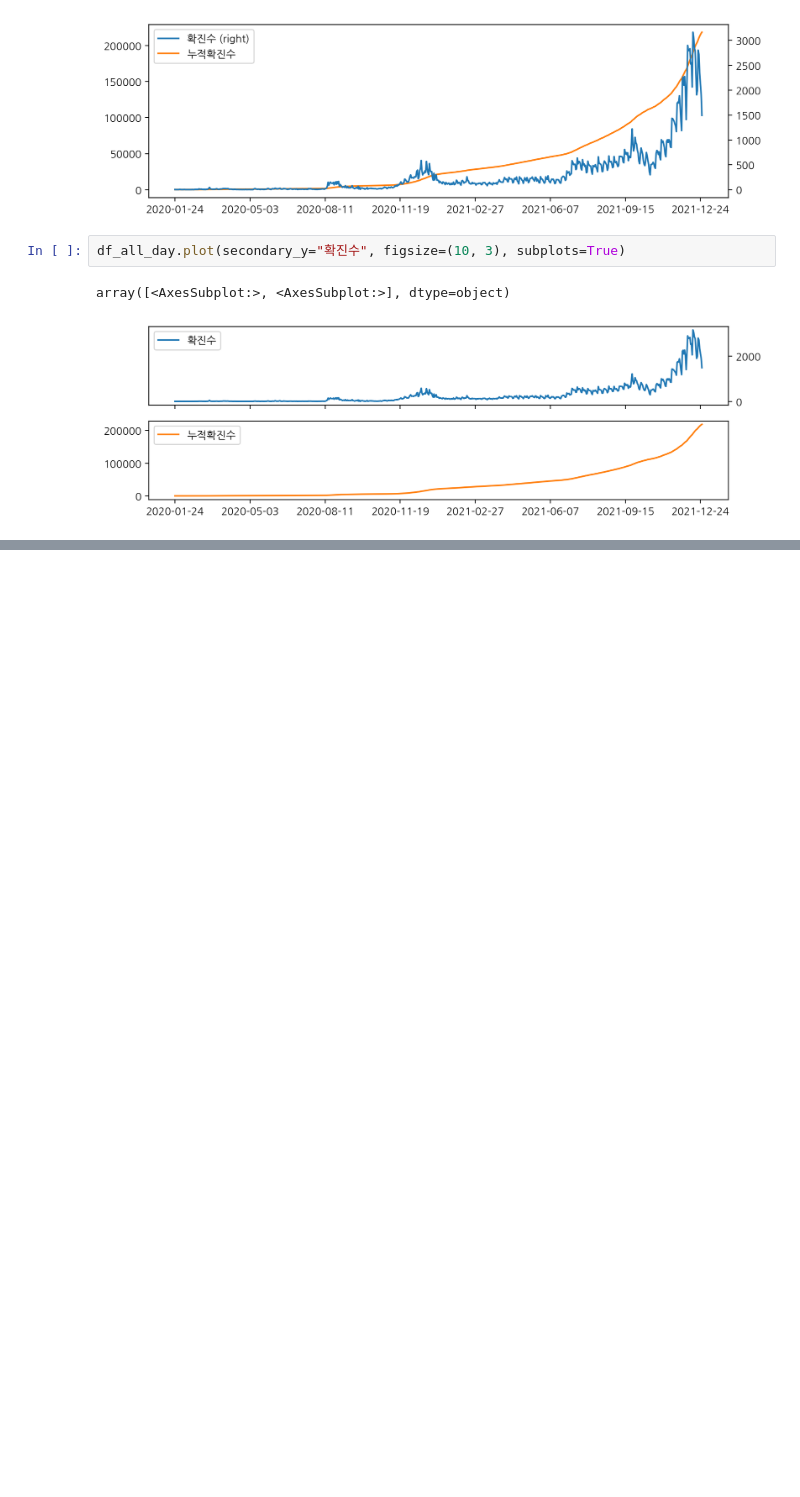
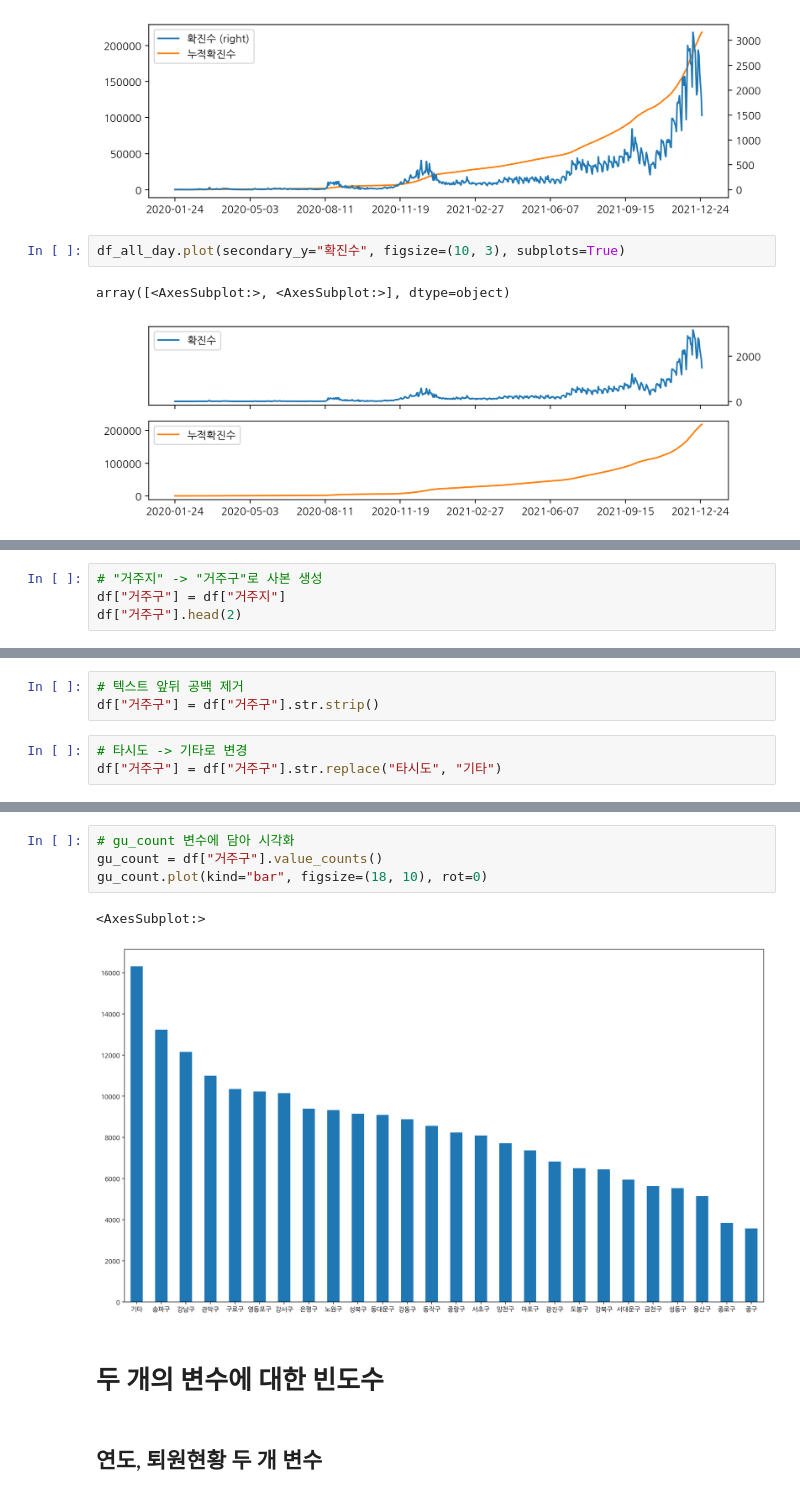
Before and after one commit to wumusill/AI_School, a Jupyter notebook: TP2/Day6/python0303.ipynb, the cells around one changed output, grey strips where cells are left out. Cells and saved outputs as stored; diff of their text form; blank space fills up the shorter version.

```diff
--- a/TP2/Day6/python0303.ipynb
+++ b/TP2/Day6/python0303.ipynb
@@ -619,0 +659,4 @@ array([<AxesSubplot:>, <AxesSubplot:>], dtype=object)
+# %%
+# "거주지" -> "거주구"로 사본 생성
+df["거주구"] = df["거주지"]
+df["거주구"].head(2)
@@ -619,0 +668,6 @@ array([<AxesSubplot:>, <AxesSubplot:>], dtype=object)
+# %%
+# 텍스트 앞뒤 공백 제거
+df["거주구"] = df["거주구"].str.strip()
+# %%
+# 타시도 -> 기타로 변경
+df["거주구"] = df["거주구"].str.replace("타시도", "기타")
@@ -619,0 +695,11 @@ array([<AxesSubplot:>, <AxesSubplot:>], dtype=object)
+# %%
+# gu_count 변수에 담아 시각화
+gu_count = df["거주구"].value_counts()
+gu_count.plot(kind="bar", figsize=(18, 10), rot=0)
+# %% [output]
+<AxesSubplot:>
+[figure, added]
+# %% [markdown]
+# 두 개의 변수에 대한 빈도수
+# %% [markdown]
+## 연도, 퇴원현황 두 개 변수
```
Also changed, not shown: parts of 35 cells of this notebook.
